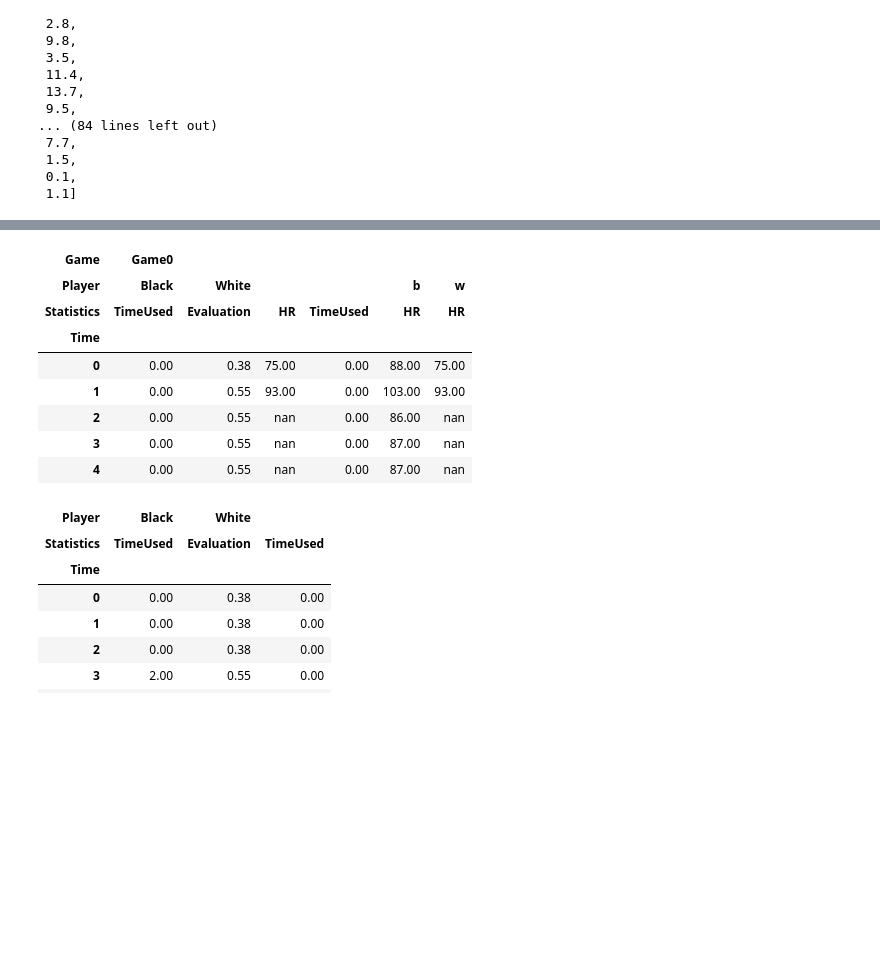
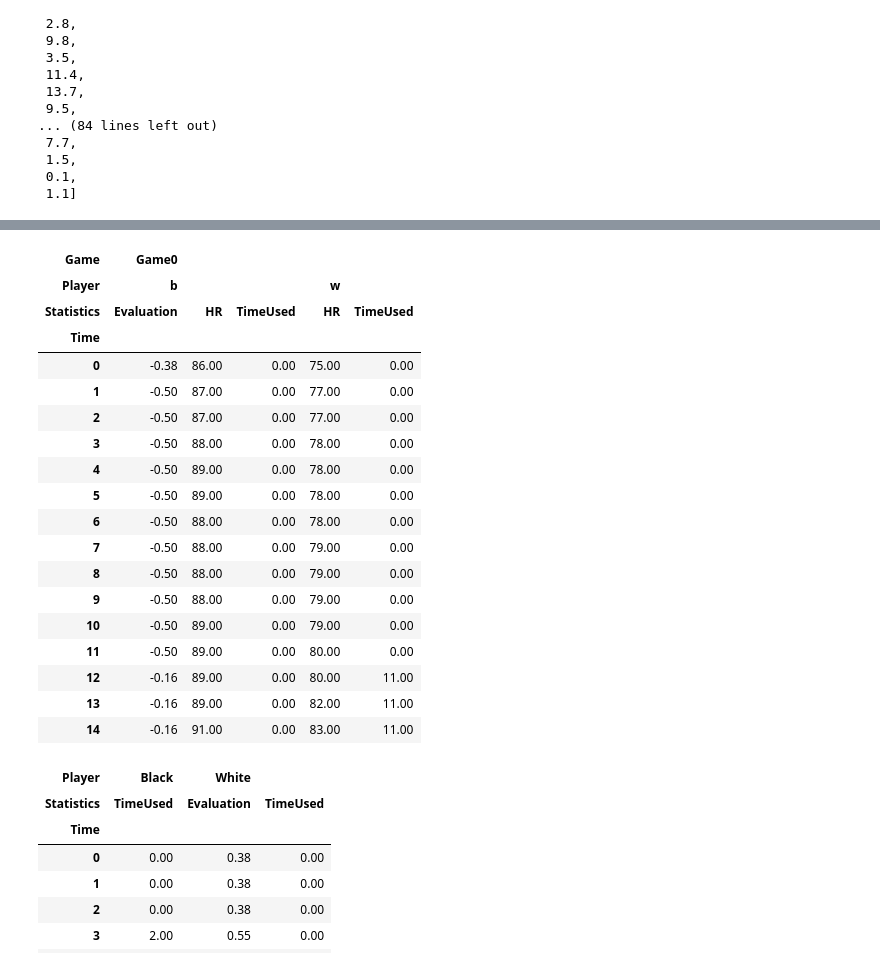
Before and after one commit to tommdim/statistics-101, a Jupyter notebook: project/src/main.ipynb, the cells around one changed output, grey strips where cells are left out. Cells and saved outputs as stored; diff of their text form; code cells hidden in the pictures; blank space fills up the shorter version.

```diff
--- a/project/src/main.ipynb
+++ b/project/src/main.ipynb
@@ -343,26 +332,36 @@ w_activity_9418433002.txt
 # %%
 
 # Display 6 columns for viewing purposes
-pd.set_option('display.max_columns', 10)
+pd.set_option('display.max_columns', 7)
 
 # Reduce decimal points to 2
-pd.options.display.float_format = '{:,.2f}'.format
+# pd.options.display.float_format = '{:,.2f}'.format
 
 realwage = pd.read_csv("prova.csv")
 realwage = realwage.pivot_table(values='Value',
                                 index='Time',
                                 columns=['Game', 'Player', 'Statistics'])
-realwage.head()
+realwage.head(15)
 # %% [output]
-| Game | Game0 |  |  |  |  |  |
-| Player | Black | White |  |  | b | w |
-| Statistics | TimeUsed | Evaluation | HR | TimeUsed | HR | HR |
-| Time |  |  |  |  |  |  |
-| 0 | 0.00 | 0.38 | 75.00 | 0.00 | 88.00 | 75.00 |
-| 1 | 0.00 | 0.55 | 93.00 | 0.00 | 103.00 | 93.00 |
-| 2 | 0.00 | 0.55 | nan | 0.00 | 86.00 | nan |
-| 3 | 0.00 | 0.55 | nan | 0.00 | 87.00 | nan |
-| 4 | 0.00 | 0.55 | nan | 0.00 | 87.00 | nan |
+| Game | Game0 |  |  |  |  |
+| Player | b |  |  | w |  |
+| Statistics | Evaluation | HR | TimeUsed | HR | TimeUsed |
+| Time |  |  |  |  |  |
+| 0 | -0.38 | 86.00 | 0.00 | 75.00 | 0.00 |
+| 1 | -0.50 | 87.00 | 0.00 | 77.00 | 0.00 |
+| 2 | -0.50 | 87.00 | 0.00 | 77.00 | 0.00 |
+| 3 | -0.50 | 88.00 | 0.00 | 78.00 | 0.00 |
+| 4 | -0.50 | 89.00 | 0.00 | 78.00 | 0.00 |
+| 5 | -0.50 | 89.00 | 0.00 | 78.00 | 0.00 |
+| 6 | -0.50 | 88.00 | 0.00 | 78.00 | 0.00 |
+| 7 | -0.50 | 88.00 | 0.00 | 79.00 | 0.00 |
+| 8 | -0.50 | 88.00 | 0.00 | 79.00 | 0.00 |
+| 9 | -0.50 | 88.00 | 0.00 | 79.00 | 0.00 |
+| 10 | -0.50 | 89.00 | 0.00 | 79.00 | 0.00 |
+| 11 | -0.50 | 89.00 | 0.00 | 80.00 | 0.00 |
+| 12 | -0.16 | 89.00 | 0.00 | 80.00 | 11.00 |
+| 13 | -0.16 | 89.00 | 0.00 | 82.00 | 11.00 |
+| 14 | -0.16 | 91.00 | 0.00 | 83.00 | 11.00 |
 # %%
 realwage["Game0"]
 # %% [output]
```
Also changed, not shown: parts of 3 cells of this notebook, 1 other file.
